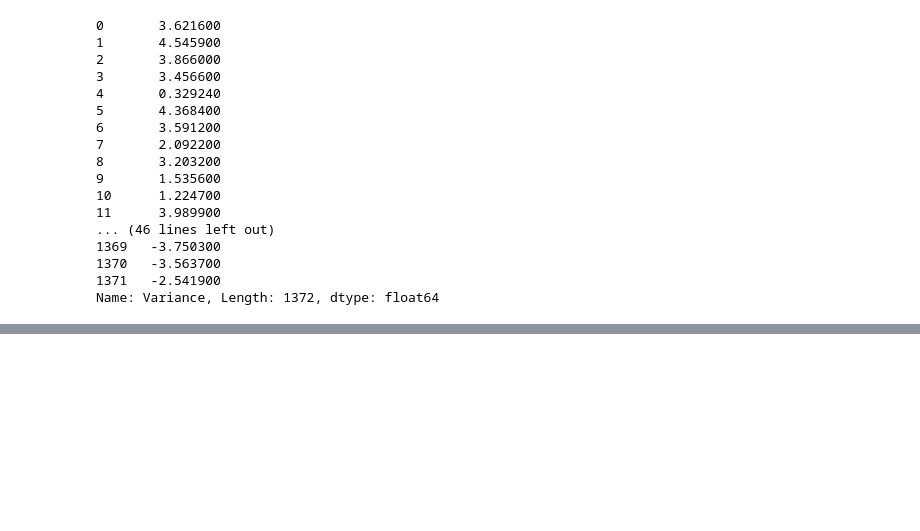
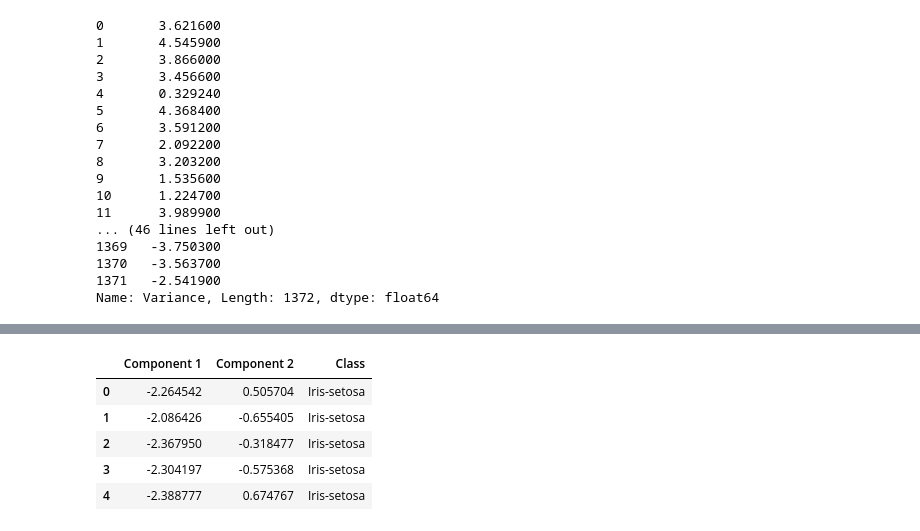
Before and after one commit to sidhant-guliani/bill_authentication_SVM, a Jupyter notebook: bill_authentication.ipynb, the cells around one changed output, grey strips where cells are left out. Cells and saved outputs as stored; diff of their text form; code cells hidden in the pictures; blank space fills up the shorter version.

```diff
--- a/bill_authentication.ipynb
+++ b/bill_authentication.ipynb
@@ -111,0 +141,9 @@ y = bankdata['Class']
+# %%
+finalDf.head()
+# %% [output]
+|  | Component 1 | Component 2 | Class |
+| 0 | -2.264542 | 0.505704 | Iris-setosa |
+| 1 | -2.086426 | -0.655405 | Iris-setosa |
+| 2 | -2.367950 | -0.318477 | Iris-setosa |
+| 3 | -2.304197 | -0.575368 | Iris-setosa |
+| 4 | -2.388777 | 0.674767 | Iris-setosa |
```
Also changed, not shown: parts of 23 cells of this notebook.
